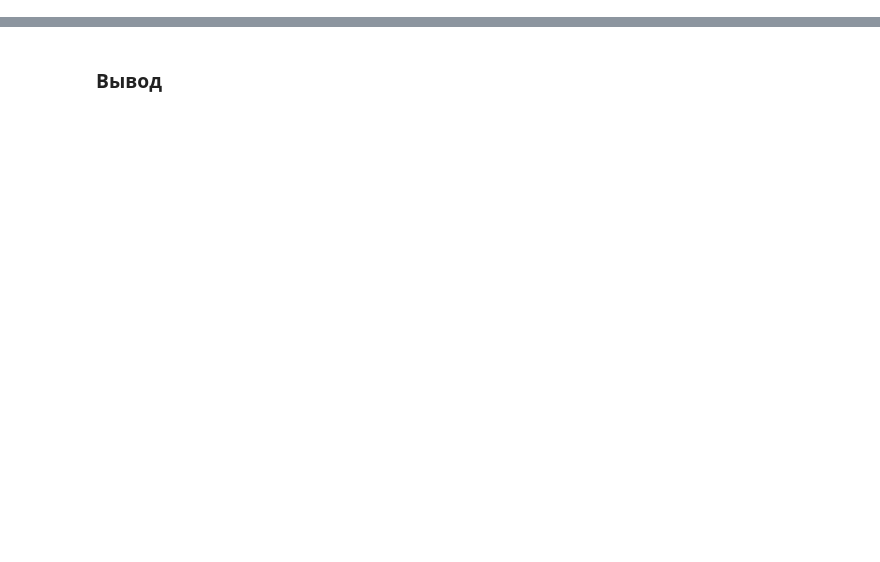
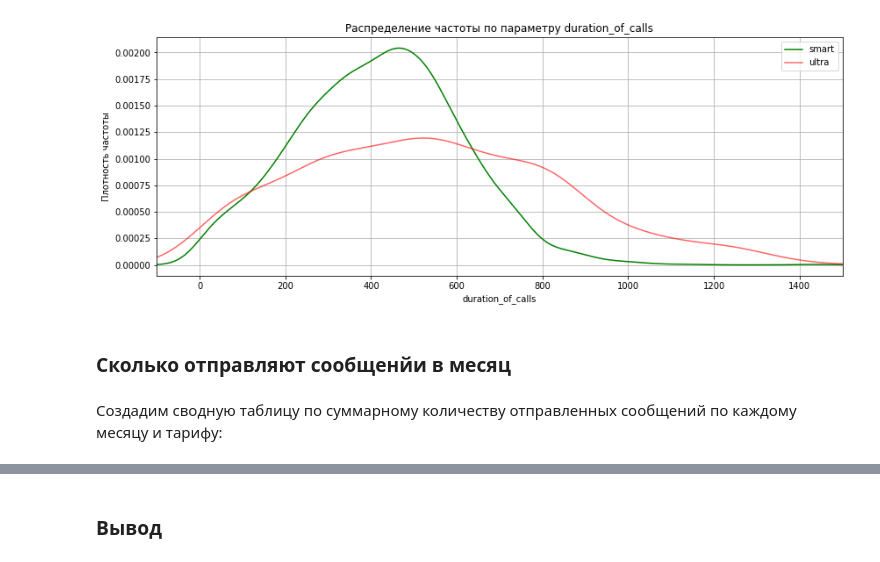
Before and after one commit to VladislaVladimir/PracticumByYandex, a Jupyter notebook: 4_study_project/mobile_tarifs.ipynb, the cells around one changed output, grey strips where cells are left out. Drawn from its saved outputs; the diff is of its cells as text; code cells hidden in the pictures; blank space fills up the shorter version.

```diff
--- a/4_study_project/mobile_tarifs.ipynb
+++ b/4_study_project/mobile_tarifs.ipynb
@@ -62,0 +510,18 @@ dtype: int64
+# %%
+plt.figure(figsize=(14, 5))
+smart_call.plot( kind='kde',   color='green', label = 'smart')
+ultra_call.plot( kind='kde',  color='red', alpha=0.6, label = 'ultra')
+
+plt.title('Распределение частоты по параметру duration_of_calls')
+plt.xlabel('duration_of_calls')
+plt.ylabel('Плотность частоты')
+plt.legend()
+plt.grid()
+plt.xlim([-100,1500])
+plt.show()
+# %% [output]
+[figure, added]
+# %% [markdown]
+### Сколько отправляют сообщенйи в месяц
+# %% [markdown]
+Создадим сводную таблицу по суммарному количеству отправленных сообщений по каждому месяцу и тарифу:
```
Also changed, not shown: parts of 274 cells of this notebook.
